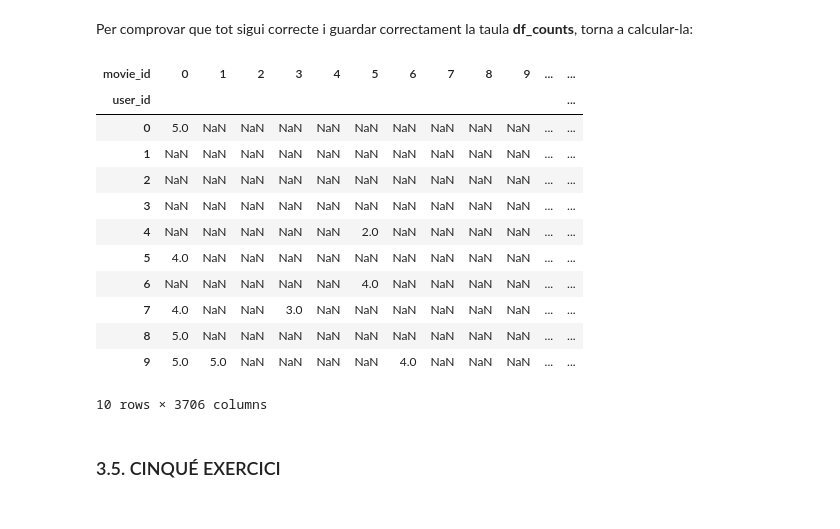
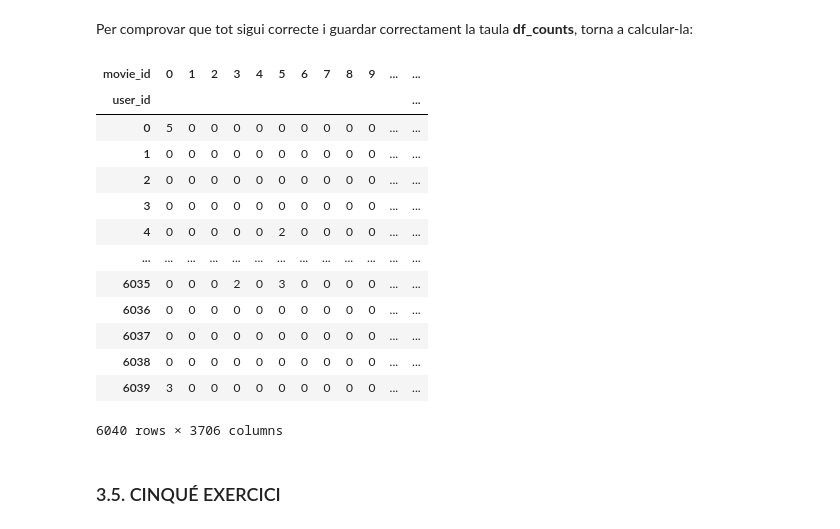
Before and after one commit to junjielyu13/Junior-Fall-Missions, a Jupyter notebook: TallerNousUsos/Practica/TNUI_P2/assigment_code_lia.ipynb, the cells around one changed output. Saved outputs shown, nothing was run; the diff lists cells and outputs as text; code cells hidden in the pictures.

```diff
--- a/TallerNousUsos/Practica/TNUI_P2/assigment_code_lia.ipynb
+++ b/TallerNousUsos/Practica/TNUI_P2/assigment_code_lia.ipynb
@@ -611,7 +611,7 @@ def build_counts_table(df):
     :param df: DataFrame original
     :return: DataFrame descrit adalt
     """
-    return df.pivot_table(values = 'rating', index = 'user_id', columns = 'movie_id')
+    return df.pivot_table(values = 'rating', index = 'user_id', columns = 'movie_id',fill_value = 0)
 # %%
 df_counts = build_counts_table(data)
 df_counts
@@ -711,21 +711,22 @@ data.sort_values(by= 'movie_id')
 Per comprovar que tot sigui correcte i guardar correctament la taula **df_counts**, torna a calcular-la:
 # %%
 df_counts = build_counts_table(data)
-df_counts[:10]
+df_counts
 # %% [output]
 | movie_id | 0 | 1 | 2 | 3 | 4 | 5 | 6 | 7 | 8 | 9 | ... | ... |
 | user_id |  |  |  |  |  |  |  |  |  |  |  | ... |
-| 0 | 5.0 | NaN | NaN | NaN | NaN | NaN | NaN | NaN | NaN | NaN | ... | ... |
-| 1 | NaN | NaN | NaN | NaN | NaN | NaN | NaN | NaN | NaN | NaN | ... | ... |
-| 2 | NaN | NaN | NaN | NaN | NaN | NaN | NaN | NaN | NaN | NaN | ... | ... |
-| 3 | NaN | NaN | NaN | NaN | NaN | NaN | NaN | NaN | NaN | NaN | ... | ... |
-| 4 | NaN | NaN | NaN | NaN | NaN | 2.0 | NaN | NaN | NaN | NaN | ... | ... |
-| 5 | 4.0 | NaN | NaN | NaN | NaN | NaN | NaN | NaN | NaN | NaN | ... | ... |
-| 6 | NaN | NaN | NaN | NaN | NaN | 4.0 | NaN | NaN | NaN | NaN | ... | ... |
-| 7 | 4.0 | NaN | NaN | 3.0 | NaN | NaN | NaN | NaN | NaN | NaN | ... | ... |
-| 8 | 5.0 | NaN | NaN | NaN | NaN | NaN | NaN | NaN | NaN | NaN | ... | ... |
-| 9 | 5.0 | 5.0 | NaN | NaN | NaN | NaN | 4.0 | NaN | NaN | NaN | ... | ... |
+| 0 | 5 | 0 | 0 | 0 | 0 | 0 | 0 | 0 | 0 | 0 | ... | ... |
+| 1 | 0 | 0 | 0 | 0 | 0 | 0 | 0 | 0 | 0 | 0 | ... | ... |
+| 2 | 0 | 0 | 0 | 0 | 0 | 0 | 0 | 0 | 0 | 0 | ... | ... |
+| 3 | 0 | 0 | 0 | 0 | 0 | 0 | 0 | 0 | 0 | 0 | ... | ... |
+| 4 | 0 | 0 | 0 | 0 | 0 | 2 | 0 | 0 | 0 | 0 | ... | ... |
+| ... | ... | ... | ... | ... | ... | ... | ... | ... | ... | ... | ... | ... |
+| 6035 | 0 | 0 | 0 | 2 | 0 | 3 | 0 | 0 | 0 | 0 | ... | ... |
+| 6036 | 0 | 0 | 0 | 0 | 0 | 0 | 0 | 0 | 0 | 0 | ... | ... |
+| 6037 | 0 | 0 | 0 | 0 | 0 | 0 | 0 | 0 | 0 | 0 | ... | ... |
+| 6038 | 0 | 0 | 0 | 0 | 0 | 0 | 0 | 0 | 0 | 0 | ... | ... |
+| 6039 | 3 | 0 | 0 | 0 | 0 | 0 | 0 | 0 | 0 | 0 | ... | ... |
-10 rows × 3706 columns
+6040 rows × 3706 columns
 # %% [markdown]
 ### 3.5. CINQUÉ EXERCICI
 # %% [markdown]
```
Also changed, not shown: parts of 50 cells of this notebook.
